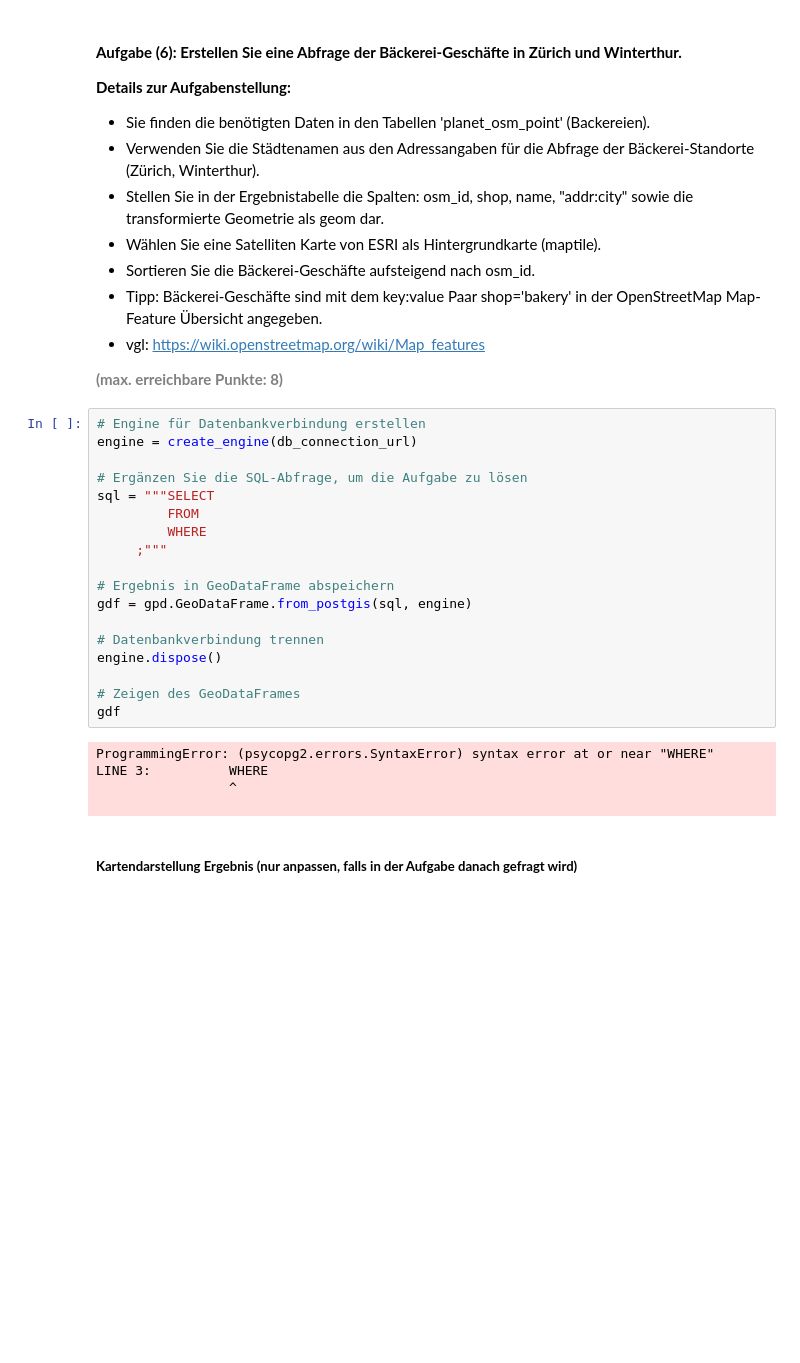
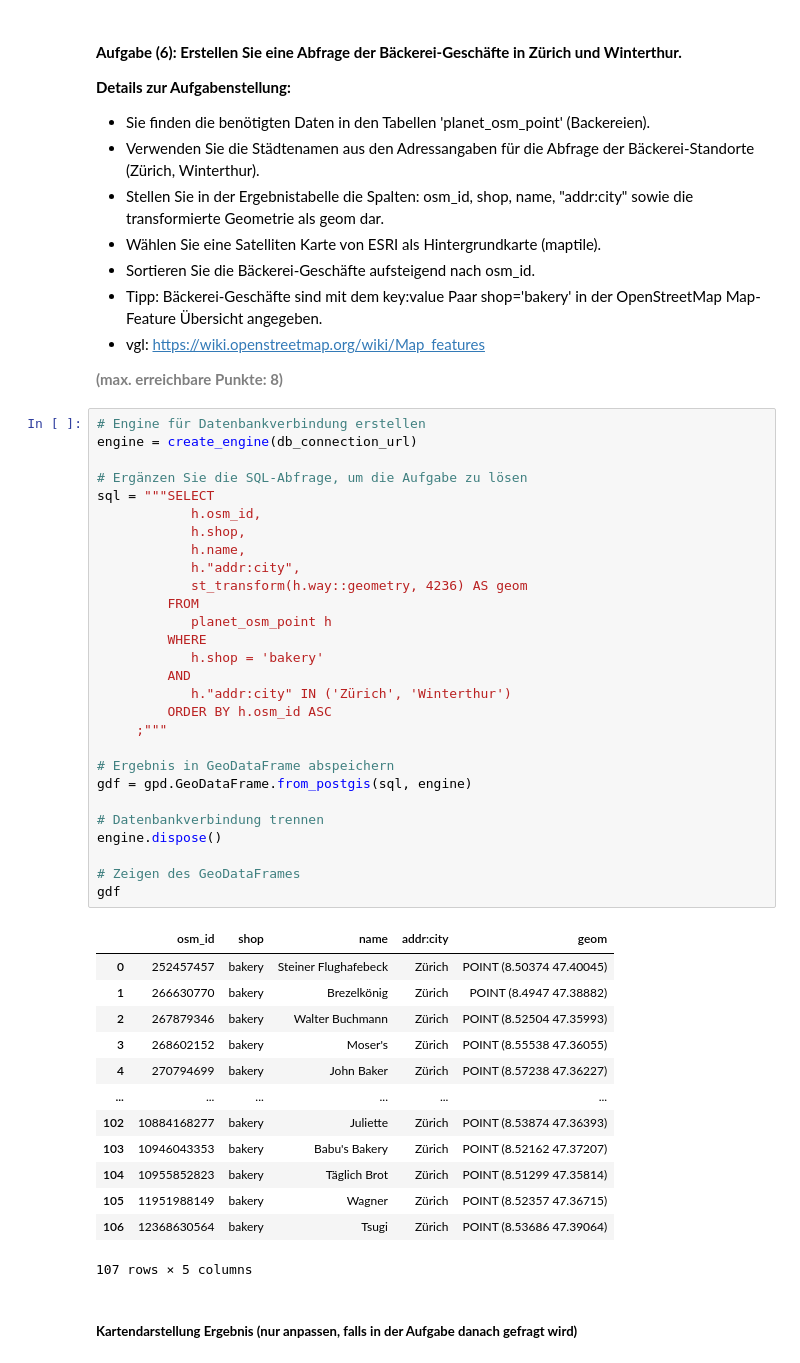
Before and after one commit to migifor-forstmi4/python_postgresql_postgis, a Jupyter notebook: AP03_Management_Raeumliche_Daten.ipynb, the cells around one changed output. Drawn from its saved outputs; the diff is of its cells as text; blank space fills up the shorter version.

```diff
--- a/AP03_Management_Raeumliche_Daten.ipynb
+++ b/AP03_Management_Raeumliche_Daten.ipynb
@@ -547,26 +547,45 @@ m
 # %%
 # Engine für Datenbankverbindung erstellen
 engine = create_engine(db_connection_url)
 
 # Ergänzen Sie die SQL-Abfrage, um die Aufgabe zu lösen
 sql = """SELECT
+            h.osm_id,
+            h.shop,
+            h.name,
+            h."addr:city",
+            st_transform(h.way::geometry, 4236) AS geom
          FROM
+            planet_osm_point h
          WHERE
+            h.shop = 'bakery'
+         AND
+            h."addr:city" IN ('Zürich', 'Winterthur')
+         ORDER BY h.osm_id ASC
      ;"""
 
 # Ergebnis in GeoDataFrame abspeichern
 gdf = gpd.GeoDataFrame.from_postgis(sql, engine)
 
 # Datenbankverbindung trennen
 engine.dispose()
 
 # Zeigen des GeoDataFrames
 gdf
 # %% [output]
+|  | osm_id | shop | name | addr:city | geom |
+| 0 | 252457457 | bakery | Steiner Flughafebeck | Zürich | POINT (8.50374 47.40045) |
+| 1 | 266630770 | bakery | Brezelkönig | Zürich | POINT (8.4947 47.38882) |
+| 2 | 267879346 | bakery | Walter Buchmann | Zürich | POINT (8.52504 47.35993) |
+| 3 | 268602152 | bakery | Moser's | Zürich | POINT (8.55538 47.36055) |
+| 4 | 270794699 | bakery | John Baker | Zürich | POINT (8.57238 47.36227) |
+| ... | ... | ... | ... | ... | ... |
+| 102 | 10884168277 | bakery | Juliette | Zürich | POINT (8.53874 47.36393) |
+| 103 | 10946043353 | bakery | Babu's Bakery | Zürich | POINT (8.52162 47.37207) |
+| 104 | 10955852823 | bakery | Täglich Brot | Zürich | POINT (8.51299 47.35814) |
+| 105 | 11951988149 | bakery | Wagner | Zürich | POINT (8.52357 47.36715) |
+| 106 | 12368630564 | bakery | Tsugi | Zürich | POINT (8.53686 47.39064) |
-ProgrammingError: (psycopg2.errors.SyntaxError) syntax error at or near "WHERE"
-LINE 3:          WHERE
-                 ^
-
+107 rows × 5 columns
 # %% [markdown]
 ##### <b>Kartendarstellung Ergebnis (nur anpassen, falls in der Aufgabe danach gefragt wird)</b>
 # %%
```
Also changed, not shown: parts of 3 cells of this notebook.
